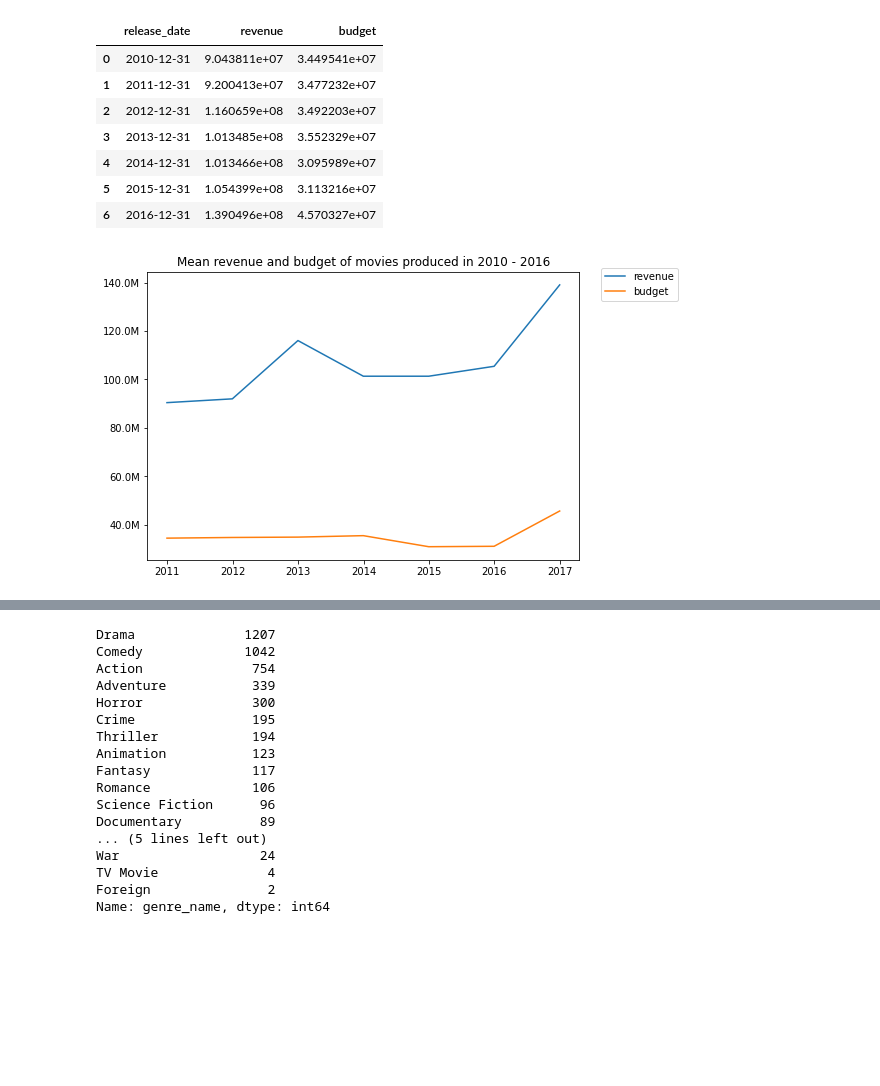
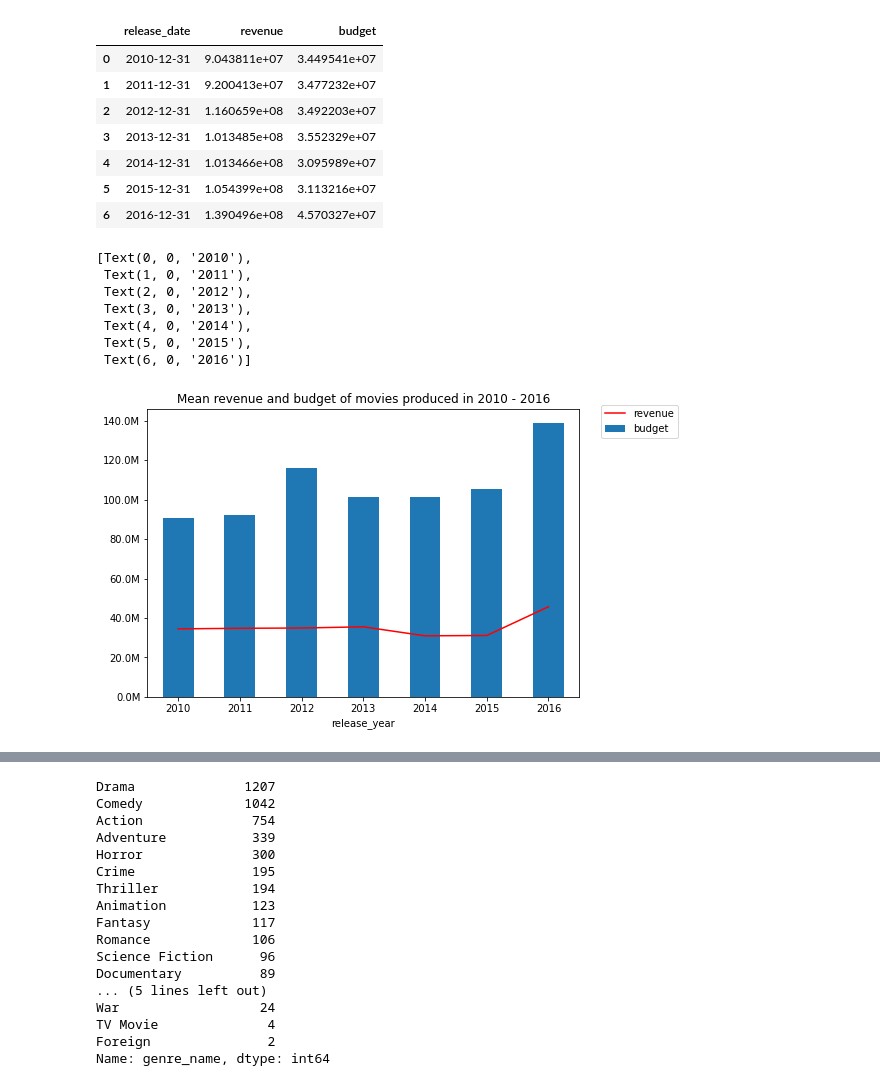
Before and after one commit to agnieszka2201pn/data_analysis, a Jupyter notebook: zadanie baza filmów.ipynb, the cells around one changed output, grey strips where cells are left out. Drawn from its saved outputs; the diff is of its cells as text; code cells hidden in the pictures; blank space fills up the shorter version.

```diff
--- a/zadanie baza filmów.ipynb
+++ b/zadanie baza filmów.ipynb
@@ -58,19 +58,27 @@ revenue_budget_mean
 | 4 | 2014-12-31 | 1.013466e+08 | 3.095989e+07 |
 | 5 | 2015-12-31 | 1.054399e+08 | 3.113216e+07 |
 | 6 | 2016-12-31 | 1.390496e+08 | 4.570327e+07 |
-# %%
-fig = plt.figure()
-axes = fig.add_axes([0,0,1,1])
-axes.plot(revenue_budget_mean['release_date'], revenue_budget_mean['revenue'], label = 'revenue')
-axes.plot(revenue_budget_mean['release_date'], revenue_budget_mean['budget'], label = 'budget')
-axes.legend(loc= (1.05, 0.9))
-axes.set_title('Mean revenue and budget of movies produced in 2010 - 2016')
-def format_y(n,pos):
-    return f'{n/1000000}M'
-formatter = plt.FuncFormatter(format_y)
-axes.yaxis.set_major_formatter(formatter)
-# %% [output]
-[figure, removed]
+# %%
+fig = plt.figure()
+axes = fig.add_axes([0,0,1,1])
+axes.set_title('Mean revenue and budget of movies produced in 2010 - 2016')
+revenue_budget_mean['revenue'].plot(kind = 'bar', label = 'budget')
+revenue_budget_mean['budget'].plot(label = 'revenue', color = 'red')
+axes.legend(loc= (1.05, 0.9))
+def format_y(n,pos):
+    return f'{n/1000000}M'
+formatter = plt.FuncFormatter(format_y)
+axes.yaxis.set_major_formatter(formatter)
+axes.set_xticklabels(x for x in range(2010, 2017))
+# %% [output]
+[Text(0, 0, '2010'),
+ Text(1, 0, '2011'),
+ Text(2, 0, '2012'),
+ Text(3, 0, '2013'),
+ Text(4, 0, '2014'),
+ Text(5, 0, '2015'),
+ Text(6, 0, '2016')]
+[figure, added]
 # %%
 genres_dict = dict(zip(genres['Unnamed: 0'], genres['genres']))
 movies['genre_name'] = movies['genre_id'].map(genres_dict)
```
